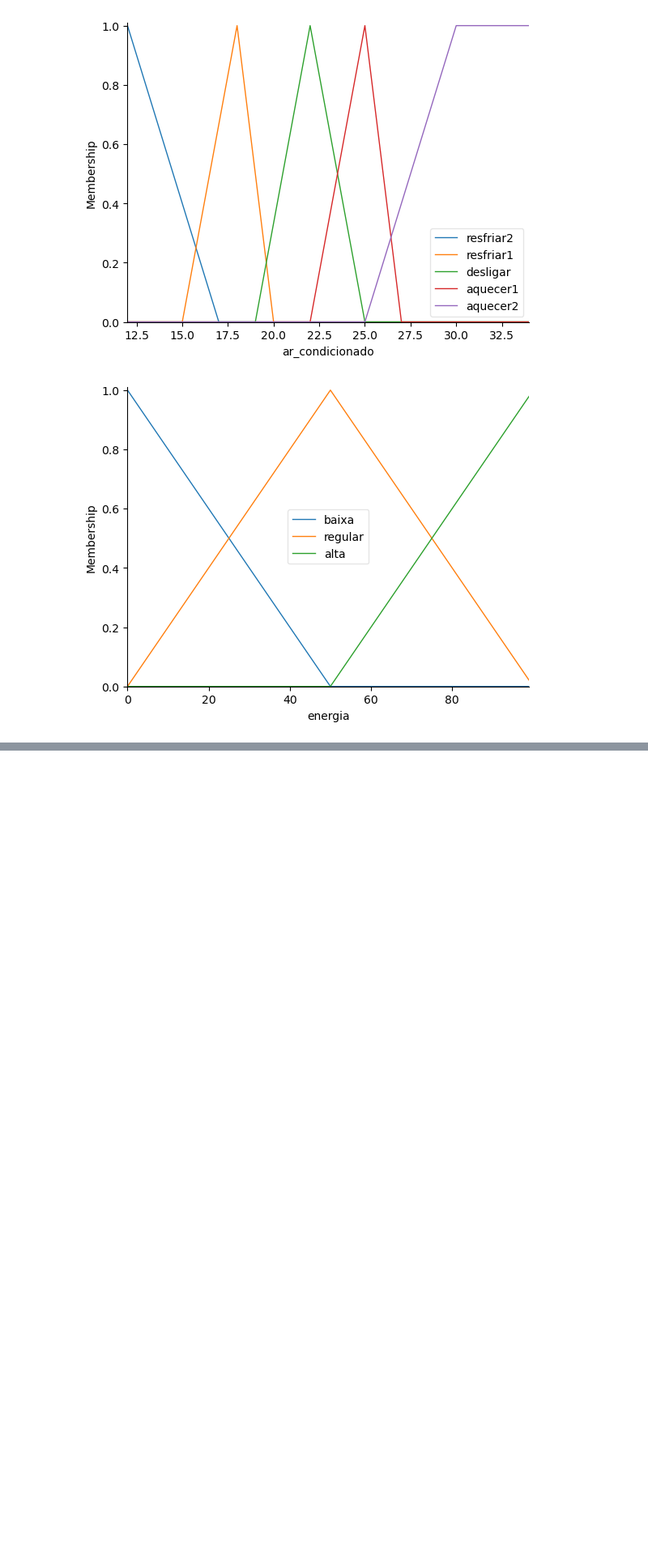
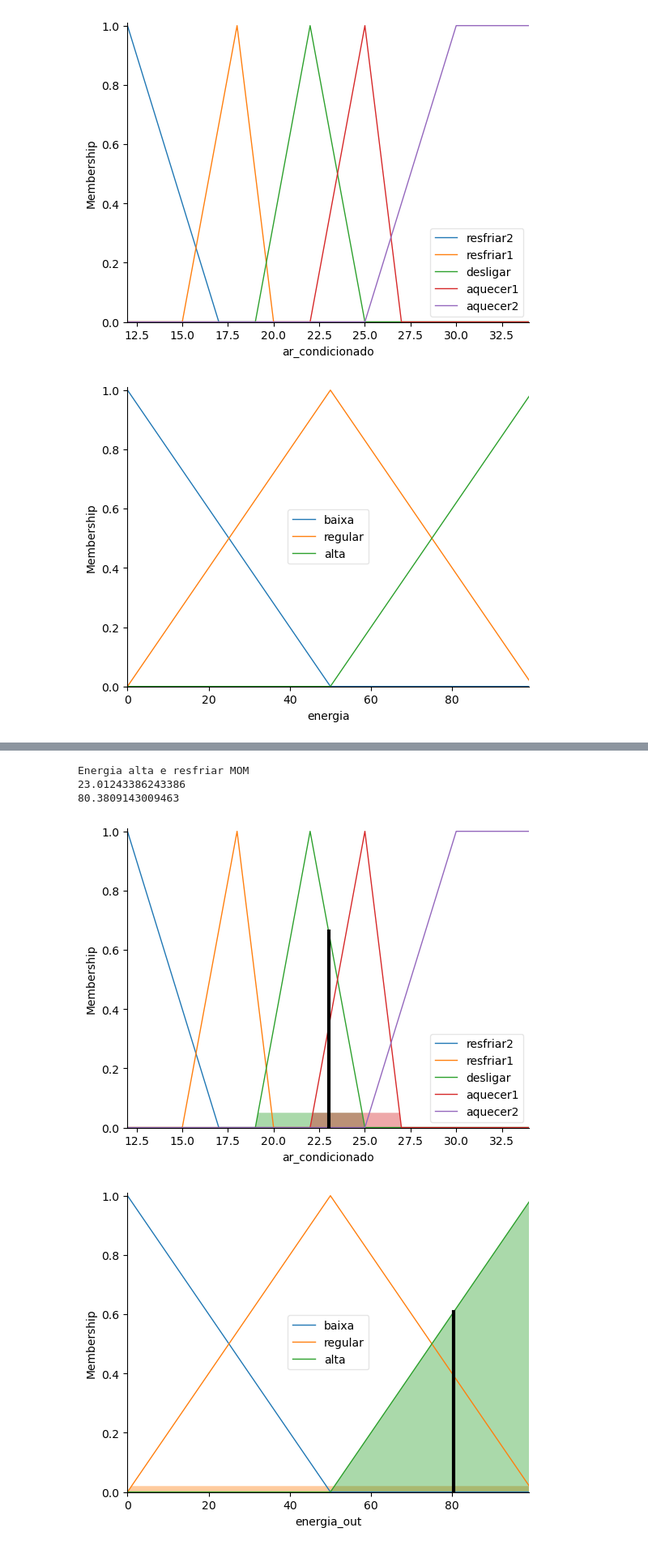
Before and after one commit to nicolascechinel/IA_class, a Jupyter notebook: T1.ipynb, the cells around one changed output, grey strips where cells are left out. Shown at 81% size. Saved outputs shown, nothing was run; the diff lists cells and outputs as text; code cells hidden in the pictures; blank space fills up the shorter version.

Commit message:
COrreção para o segundo caso de energia

```diff
--- a/T1.ipynb
+++ b/T1.ipynb
@@ -249,3 +213,82 @@ print(simulador2.output['energia_out']) # valor de energia_out
+# %%
+# cria o simulador utilizando as regras de decisão
+simulador_ctrl = ctrl.ControlSystem([rule1, rule2, rule3, rule4, rule5])
+simulador = ctrl.ControlSystemSimulation(simulador_ctrl)
+simulador_ctrl2 = ctrl.ControlSystem([rule6, rule7, rule8])
+simulador2 = ctrl.ControlSystemSimulation(simulador_ctrl2)
+
+# Entrando com alguns valores para temperatura e umidade e calculando o valor de ar_condicionado
+
+simulador.input['temperatura'] = 10
+simulador.input['umidade'] = 100
+simulador2.input['energia'] = 100
+simulador2.compute() # calculando o resultado de energia_outs
+simulador.compute() # calculando o resultado de ar_condicionado
+
+RESULTADO =  simulador.output['ar_condicionado']  # valor de ar_condicionado
+RESULTADO2 = simulador2.output['energia_out'] # valor de energia_out
+
+#verificar a pertinência dos valores e tornar a saida string para facilitar a comparação
+resfriar2 = fuzz.interp_membership(ar_condicionado.universe, ar_condicionado['resfriar2'].mf, RESULTADO)
+resfriar1 = fuzz.interp_membership(ar_condicionado.universe, ar_condicionado['resfriar1'].mf, RESULTADO)
+desligar = fuzz.interp_membership(ar_condicionado.universe, ar_condicionado['desligar'].mf, RESULTADO)
+aquecer1 = fuzz.interp_membership(ar_condicionado.universe, ar_condicionado['aquecer1'].mf, RESULTADO)
+aquecer2 = fuzz.interp_membership(ar_condicionado.universe, ar_condicionado['aquecer2'].mf, RESULTADO)
+energia_baixa = fuzz.interp_membership(energia_out.universe, energia_out['baixa'].mf, RESULTADO2)
+energia_regular = fuzz.interp_membership(energia_out.universe, energia_out['regular'].mf, RESULTADO2)
+energia_alta = fuzz.interp_membership(energia_out.universe, energia_out['alta'].mf, RESULTADO2)
+
+if resfriar2 > resfriar1 and resfriar2 > desligar and resfriar2 > aquecer1 and resfriar2 > aquecer2:
+    simulador.output['ar_condicionado'] = 'resfriar2'
+elif resfriar1 > resfriar2 and resfriar1 > desligar and resfriar1 > aquecer1 and resfriar1 > aquecer2:
+    simulador.output['ar_condicionado'] = 'resfriar1'
+elif desligar > resfriar2 and desligar > resfriar1 and desligar > aquecer1 and desligar > aquecer2:
+    simulador.output['ar_condicionado'] = 'desligar'
+elif aquecer1 > resfriar2 and aquecer1 > resfriar1 and aquecer1 > desligar and aquecer1 > aquecer2:
+    simulador.output['ar_condicionado'] = 'aquecer1'
+elif aquecer2 > resfriar2 and aquecer2 > resfriar1 and aquecer2 > desligar and aquecer2 > aquecer1:
+    simulador.output['ar_condicionado'] = 'aquecer2'
+
+if energia_baixa > energia_regular and energia_baixa > energia_alta:
+    simulador2.output['energia_out'] = 'baixa'
+elif energia_regular > energia_baixa and energia_regular > energia_alta:
+    simulador2.output['energia_out'] = 'regular'
+elif energia_alta > energia_baixa and energia_alta > energia_regular:
+    simulador2.output['energia_out'] = 'alta'
+
+if simulador2.output['energia_out'] == 'baixa':
+    if simulador.output['ar_condicionado'] == 'aquecer2' or simulador.output['ar_condicionado'] == 'aquecer1':
+        ar_condicionado.defuzzify_method = 'mom'
+        print('Energia baixa e aquecer MOM')
+    elif simulador.output['ar_condicionado'] == 'resfriar2' or simulador.output['ar_condicionado'] == 'resfriar1':
+        ar_condicionado.defuzzify_method = 'lom' # defuzzifica com minima das maximas
+        print('Energia baixa e resfriar LOM')
+elif simulador2.output['energia_out'] == 'regular':
+    ar_condicionado.defuzzify_method = 'som' # defuzzifica com media das maximas
+    print('Energia regular SOM')
+elif simulador2.output['energia_out'] == 'alta':
+    if simulador.output['ar_condicionado'] == 'aquecer2' or simulador.output['ar_condicionado'] == 'aquecer1':
+        ar_condicionado.defuzzify_method = 'lom'
+        print('Energia alta e aquecer LOM')
+    elif simulador.output['ar_condicionado'] == 'resfriar2' or simulador.output['ar_condicionado'] == 'resfriar1':
+        ar_condicionado.defuzzify_method = 'mom' # defuzzifica com maxima das maximas
+    print('Energia alta e resfriar MOM')
+
+simulador.compute() # calcula novament o resultado de ar_condicionado
+simulador2.compute() # calcula novament o resultado de energia_out
+
+
+RESULTADO =  simulador.output['ar_condicionado']  # valor de ar_condicionado
+ar_condicionado.view(sim=simulador) # visualizando o resultado
+print(simulador.output['ar_condicionado']) # valor de ar_condicionado
+energia_out.view(sim=simulador2) # visualizando o resultado
+print(simulador2.output['energia_out']) # valor de energia_out
+# %% [output]
+Energia alta e resfriar MOM
+23.01243386243386
+80.3809143009463
+[figure, added]
+[figure, added]
 # %%
 #  Pertinência dos valores de entrada nos seus respectivos conjuntos fuzzy e o valor de saída do sistema fuzzy.
 
```
Also changed, not shown: parts of 3 cells of this notebook.
